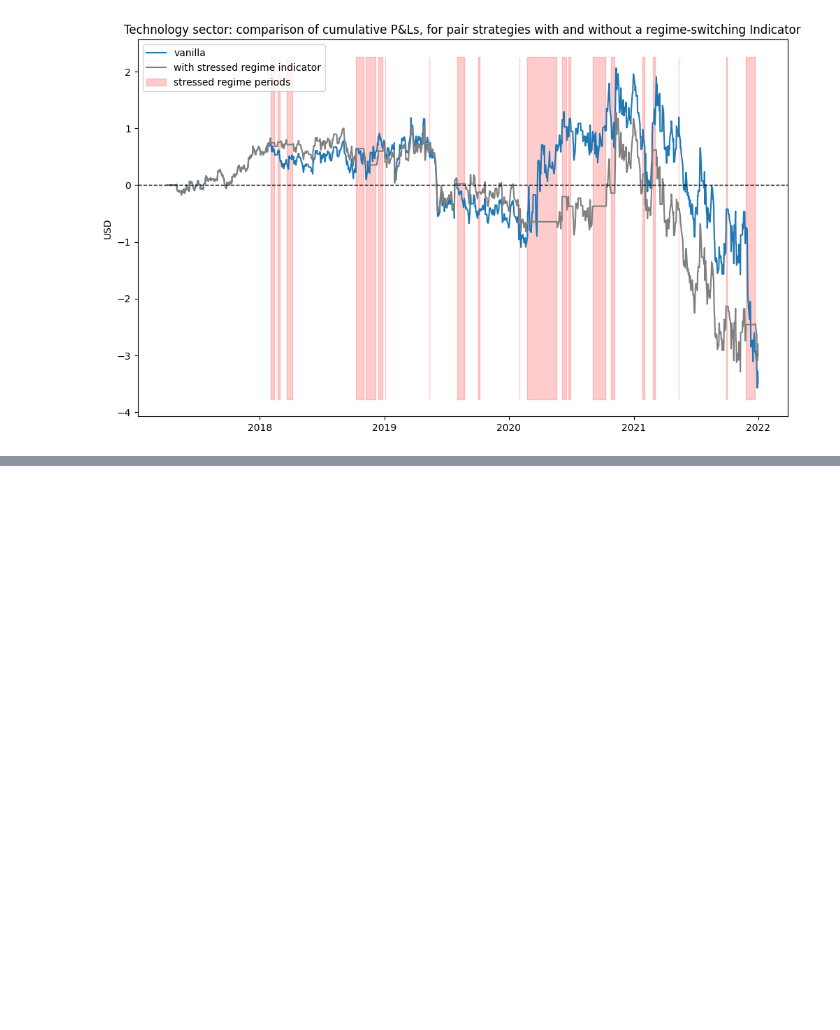
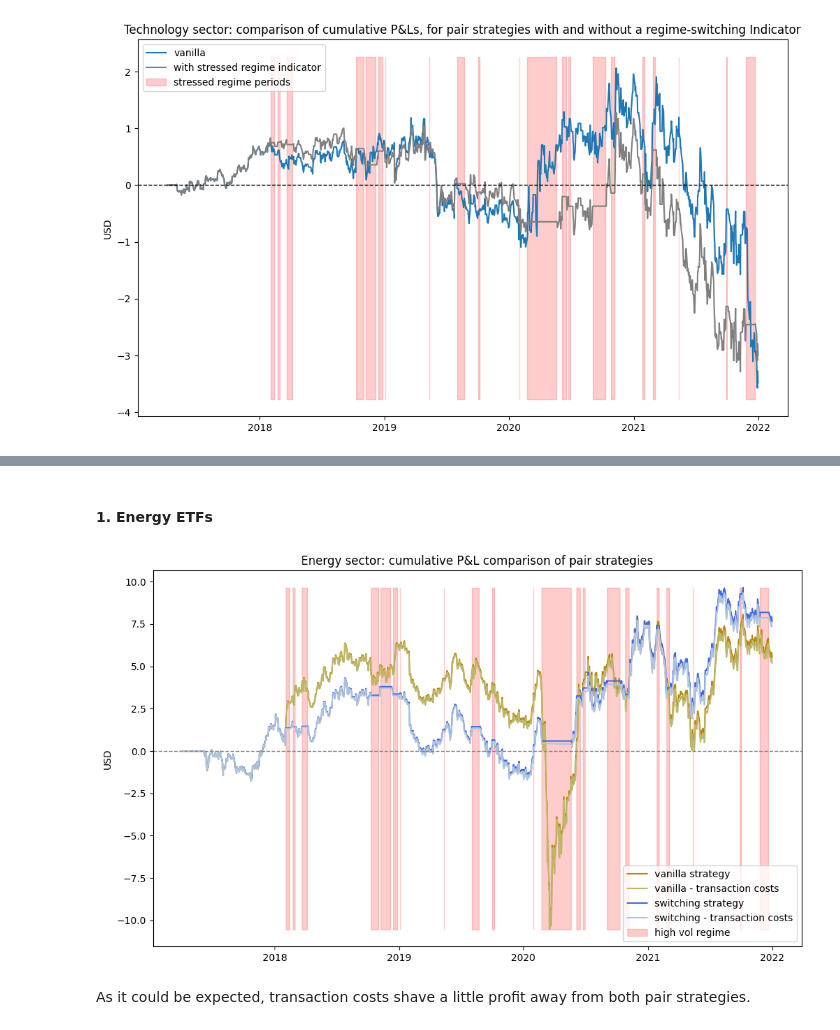
Before and after one commit to George-Creekbed/capstone_review, a Jupyter notebook: step2.ipynb, the cells around one changed output, grey strips where cells are left out. Saved outputs shown, nothing was run; the diff lists cells and outputs as text; code cells hidden in the pictures; blank space fills up the shorter version.

```diff
--- a/step2.ipynb
+++ b/step2.ipynb
@@ -492,0 +520,42 @@ plt.show()
+# %% [markdown]
+#### 1. Energy ETFs
+# %%
+# Strategy returns
+shaving = 0.001
+spread_returns = spread_energy.iloc[roll_window:].diff()
+
+# original returns
+strategy_ret = position_energy_no_switch.shift() * spread_returns
+cum_pnl_energy_no_switch = strategy_ret.cumsum().dropna()
+cum_pnl_energy_no_switch.name = "PnL Energy pair"
+# shaved returns
+strategy_ret_shaved = position_energy_no_switch.shift() * spread_returns
+strategy_ret_shaved -= shaving * abs(spread_returns)
+cum_pnl_energy_no_switch_shaved = strategy_ret_shaved.cumsum().dropna()
+cum_pnl_energy_no_switch_shaved.name = "PnL Energy pair"
+# original switching returns
+strategy_ret_with_switch = position_energy_with_switch.shift() * spread_returns
+cum_pnl_energy_with_switch = strategy_ret_with_switch.cumsum().dropna()
+cum_pnl_energy_with_switch.name = "PnL Energy pair"
+# shaved switching returns
+strategy_ret_with_switch_shaved = position_energy_with_switch.shift() * spread_returns
+strategy_ret_with_switch_shaved -= shaving * abs(spread_returns)
+cum_pnl_energy_with_switch_shaved = strategy_ret_with_switch_shaved.cumsum().dropna()
+cum_pnl_energy_with_switch_shaved.name = "PnL Energy pair"
+
+# Results
+fig = plt.subplots()
+plt.plot(cum_pnl_energy_no_switch.index, cum_pnl_energy_no_switch, color='darkgoldenrod', label="vanilla strategy")
+plt.plot(cum_pnl_energy_no_switch_shaved.index, cum_pnl_energy_no_switch_shaved, color='darkkhaki', label="vanilla - transaction costs")
+plt.plot(cum_pnl_energy_with_switch.index, cum_pnl_energy_with_switch, color='royalblue', label="switching strategy")
+plt.plot(cum_pnl_energy_with_switch_shaved.index, cum_pnl_energy_with_switch_shaved, color='lightsteelblue', label="switching - transaction costs")
+plt.axhline(0, ls="--", color="gray", lw=1)
+min_pnl = cum_pnl_energy_no_switch_shaved.min()
+max_pnl = cum_pnl_energy_with_switch.max()
+plt.fill_between(switch_high_vol.index, min_pnl, max_pnl, where=switch_high_vol.values == 1, color="r", alpha=0.2, label="high vol regime")
+plt.ylabel("USD")
+plt.title("Energy sector: cumulative P&L comparison of pair strategies")
+plt.legend(loc="lower right")
+plt.show()
+# %% [output]
+[figure, added]
@@ -492,0 +571,2 @@ plt.show()
+# %% [markdown]
+As it could be expected, transaction costs shave a little profit away from both pair strategies.
```
Also changed, not shown: parts of 25 cells of this notebook.
